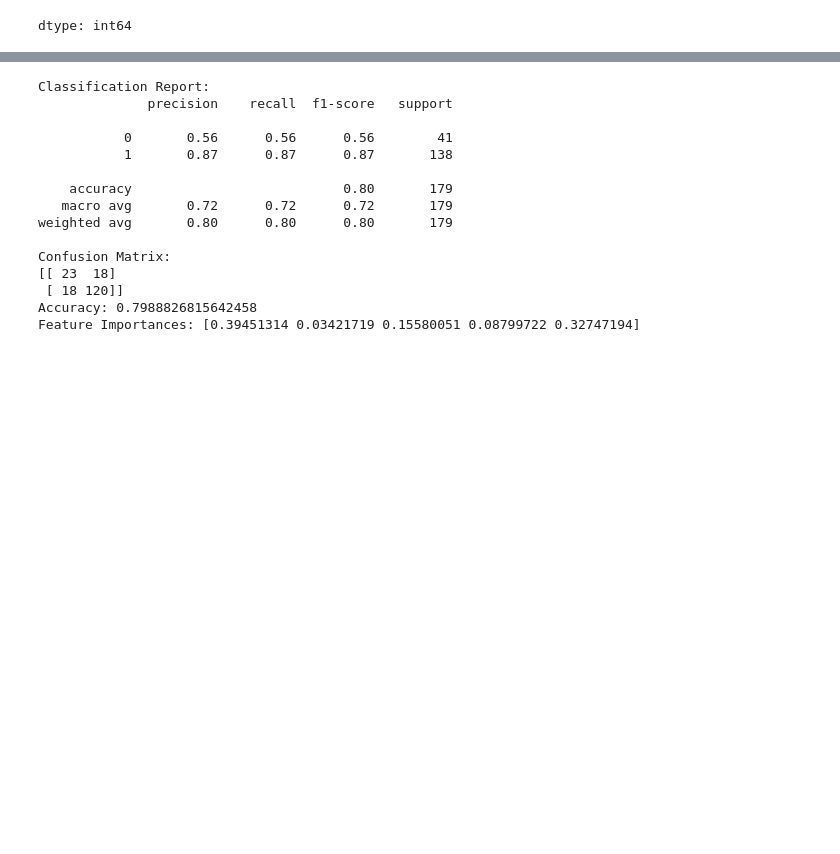
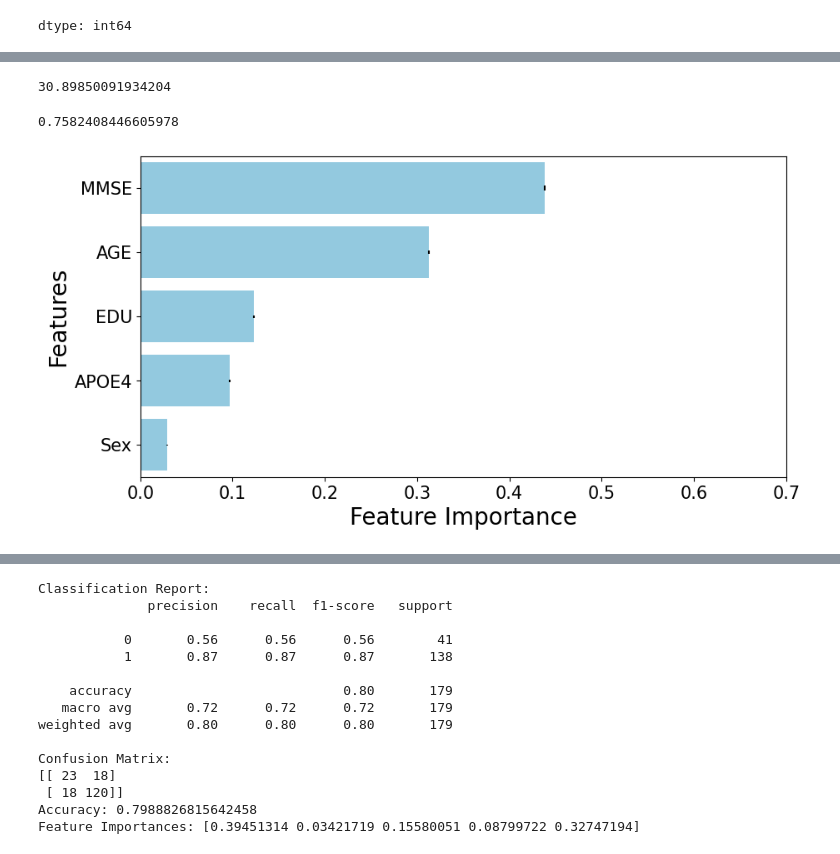
Before and after one commit to ashwinidverma/AD-Classifier-, a Jupyter notebook: ADANI_AD_Classifier.ipynb, the cells around one changed output, grey strips where cells are left out. Saved outputs shown, nothing was run; the diff lists cells and outputs as text; code cells hidden in the pictures; blank space fills up the shorter version.

```diff
--- a/ADANI_AD_Classifier.ipynb
+++ b/ADANI_AD_Classifier.ipynb
@@ -182,0 +180,78 @@ plt.show()
+# %%
+import time
+start = time.time()
+MAE_Test =[]
+MAE_Train =[]
+Mean_Score=[]
+Feature_import=[]
+X_TRAIN=[]
+X_TEST=[]
+Y_TRAIN=[]
+Y_TEST=[]
+Y_PRE = []
+for a in range(1,100):
+
+    from sklearn.model_selection import train_test_split
+    X_train,X_test,y_train,y_test = train_test_split(X,y, test_size=0.2,random_state = a)
+    #print(X_train.shape,y_train.shape,X_test.shape,y_test.shape)
+    clf = RandomForestClassifier(n_estimators=100, max_depth=10,
+                            min_samples_split=10, class_weight='balanced',random_state=a)
+    clf.fit(X_train, y_train)
+    score_rr = clf.score(X_test,y_test)
+
+    # mse = mean_squared_error(y_test, clf.predict(X_test))
+    # ame = mean_absolute_error(y_test, clf.predict(X_test))
+    # ame_train = mean_absolute_error(y_train, clf.predict(X_train))
+    y_predict = clf.predict(X_train)
+    # X_TRAIN.append(X_train)
+    # X_TEST.append(X_test)
+    # Y_TRAIN.append(y_test)
+    # Y_TEST.append(y_train)
+    # Y_PRE.append(y_predict)
+    # MAE_Test.append(ame)
+    # MAE_Train.append(ame_train)
+    Mean_Score.append(score_rr)
+    feature_import = clf.feature_importances_
+    FI_abs_value = dict(zip(X.columns, feature_import))
+    Feature_import.append(FI_abs_value)
+
+
+end = time.time()
+print(end - start)
+# %% [output]
+30.89850091934204
+# %%
+np.mean(Mean_Score)
+# %% [output]
+0.7582408446605978
+# %%
+from statistics import mean
+df = pd.DataFrame(Feature_import)
+x=df.mean()
+y=x.sort_values(ascending=False)
+y=y.values.tolist()
+Feature = X_train.columns
+
+min =df.min()
+max = df.max()
+#x=x.sort_values(ascending=False)
+#print(min,max)
+dd = pd.DataFrame({'Features':Feature,'Value':x, 'Min': min, 'Max': max})
+d=dd.sort_values(by=['Value'],ascending=False)
+
+d['ymin'] = d.Value - d.Min
+d['ymax'] = d.Max - d.Value
+yerr = d[['ymin', 'ymax']].T.to_numpy()
+fig, ax = plt.subplots(figsize=(10,5))
+sns.barplot(x='Value',y='Features', data=d, yerr=yerr,capsize=6,orient = 'h', ax=ax,color="skyblue")
+#plt.title("Feature Importance", fontsize=20)
+#plt.yticks(fontsize=15)
+
+plt.xlim(0,0.7)
+plt.yticks(fontsize=15)
+plt.xticks(fontsize=15,rotation=0)
+plt.xlabel("Feature Importance",fontsize=20)
+plt.ylabel("Features",fontsize=20)
+plt.show()
+# %% [output]
+[figure, added]
```
Also changed, not shown: parts of 9 cells of this notebook.
